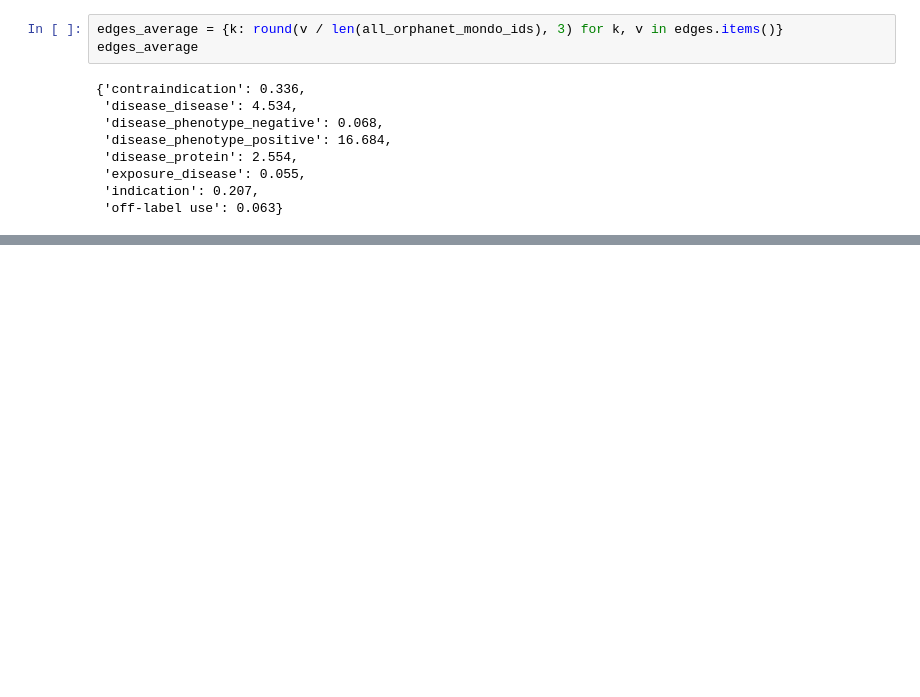
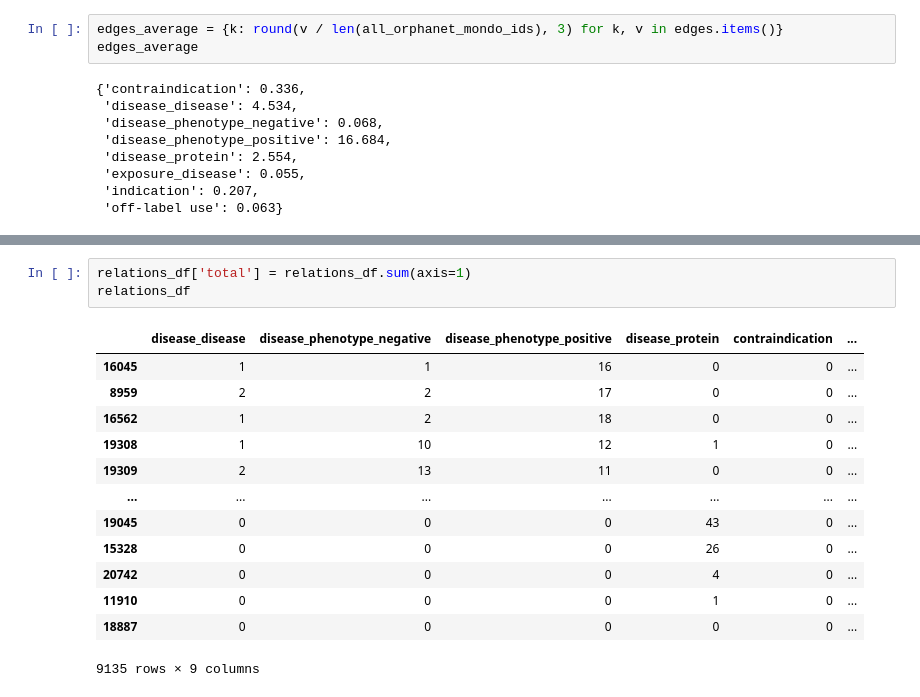
Before and after one commit to CPU-DS/kg4rd, a Jupyter notebook: src/primekg/overview/orphanet.ipynb, the cells around one changed output, grey strips where cells are left out. Saved outputs shown, nothing was run; the diff lists cells and outputs as text; blank space fills up the shorter version.

```diff
--- a/src/primekg/overview/orphanet.ipynb
+++ b/src/primekg/overview/orphanet.ipynb
@@ -190,0 +183,17 @@ off-label use mean_value: 0.06294471811713191
+# %%
+relations_df['total'] = relations_df.sum(axis=1)
+relations_df
+# %% [output]
+|  | disease_disease | disease_phenotype_negative | disease_phenotype_positive | disease_protein | contraindication | ... |
+| 16045 | 1 | 1 | 16 | 0 | 0 | ... |
+| 8959 | 2 | 2 | 17 | 0 | 0 | ... |
+| 16562 | 1 | 2 | 18 | 0 | 0 | ... |
+| 19308 | 1 | 10 | 12 | 1 | 0 | ... |
+| 19309 | 2 | 13 | 11 | 0 | 0 | ... |
+| ... | ... | ... | ... | ... | ... | ... |
+| 19045 | 0 | 0 | 0 | 43 | 0 | ... |
+| 15328 | 0 | 0 | 0 | 26 | 0 | ... |
+| 20742 | 0 | 0 | 0 | 4 | 0 | ... |
+| 11910 | 0 | 0 | 0 | 1 | 0 | ... |
+| 18887 | 0 | 0 | 0 | 0 | 0 | ... |
+9135 rows × 9 columns
```
Also changed, not shown: parts of 9 cells of this notebook, 18 other files.
